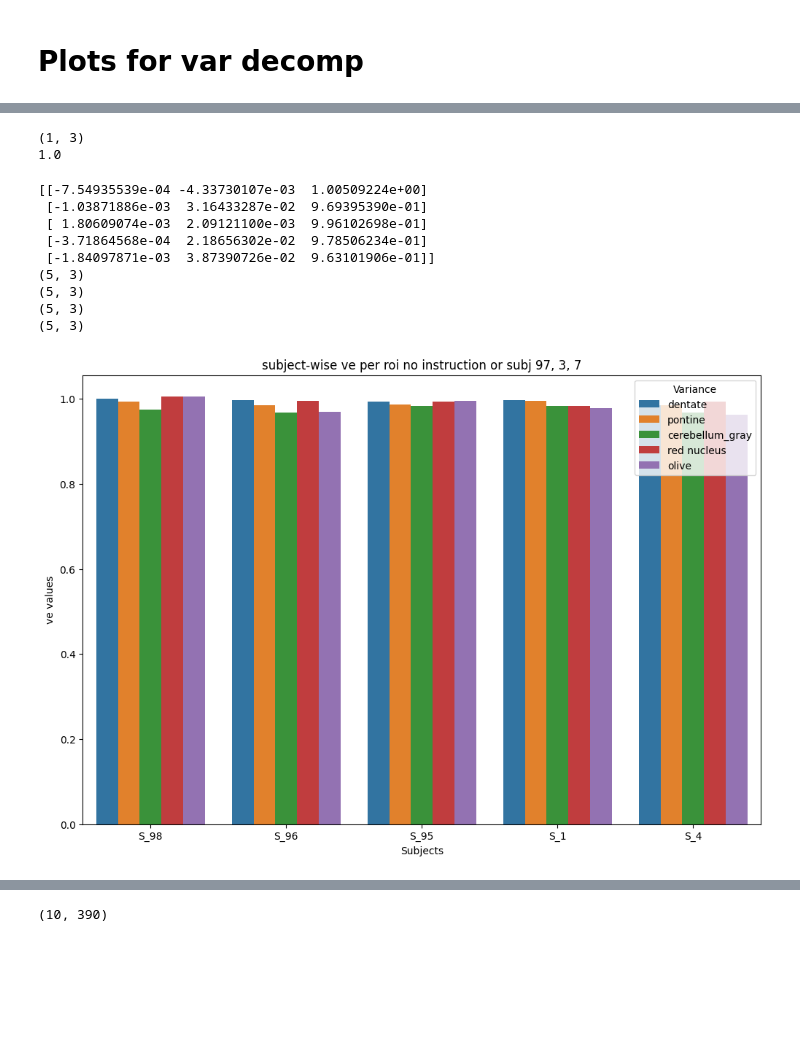
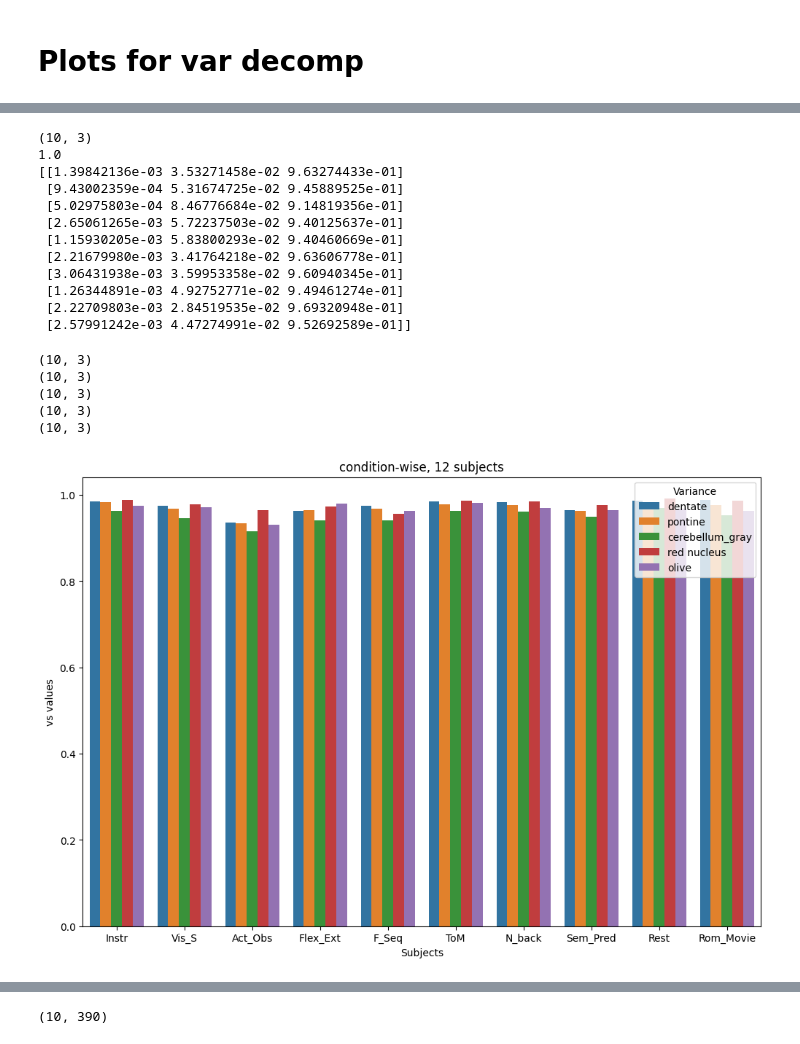
Before and after one commit to DiedrichsenLab/Pontine7T, a Jupyter notebook: notebooks/plots_decomp_var.ipynb, the cells around one changed output, grey strips where cells are left out. Cells and saved outputs as stored; diff of their text form; code cells hidden in the pictures; blank space fills up the shorter version.

Commit message:
did var decomp

```diff
--- a/notebooks/plots_decomp_var.ipynb
+++ b/notebooks/plots_decomp_var.ipynb
@@ -424,11 +413,11 @@ print(tensor_mean_subtr_with_del_subj_inst_o.shape)
 #variances_r_no_inst= decompose_pattern_into_group_indiv_noise(tensor_mean_subtract_r, criterion='global')
 #variances_o_no_inst= decompose_pattern_into_group_indiv_noise(tensor_mean_subtract_o, criterion='global')
 
-variances_d= decompose_pattern_into_group_indiv_noise(tensor_mean_subtr_with_del_subj_inst_d, criterion='global')
-variances_p= decompose_pattern_into_group_indiv_noise(tensor_mean_subtr_with_del_subj_inst_p, criterion='global')
-variances_c= decompose_pattern_into_group_indiv_noise(tensor_mean_subtr_with_del_subj_inst_c, criterion='global')
-variances_r= decompose_pattern_into_group_indiv_noise(tensor_mean_subtr_with_del_subj_inst_r, criterion='global')
-variances_o= decompose_pattern_into_group_indiv_noise(tensor_mean_subtr_with_del_subj_inst_o, criterion='global')
+variances_d= decompose_pattern_into_group_indiv_noise(tensor_mean_subtract_d, criterion='condition_wise')
+variances_p= decompose_pattern_into_group_indiv_noise(tensor_mean_subtract_p, criterion='condition_wise')
+variances_c= decompose_pattern_into_group_indiv_noise(tensor_mean_subtract_c, criterion='condition_wise')
+variances_r= decompose_pattern_into_group_indiv_noise(tensor_mean_subtract_r, criterion='condition_wise')
+variances_o= decompose_pattern_into_group_indiv_noise(tensor_mean_subtract_o, criterion='condition_wise')
 
 #var_diff_d = variances_d_no_inst - variances_d
 #var_diff_p = variances_p_no_inst - variances_p
@@ -444,15 +442,15 @@ import pandas as pd
 
 # Assuming variances_d, variances_p, variances_o, variances_r are defined
 
-var_d_normalized = numpy.zeros((1,3))
-var_p_normalized = numpy.zeros((1,3))
-var_c_normalized = numpy.zeros((1,3))
-var_o_normalized = numpy.zeros((1,3))
-var_r_normalized = numpy.zeros((1,3))
+var_d_normalized = numpy.zeros((10,3)) #(10,3) means 10 rows, 3 variances; (1,3) means 1 row, 3 variances, etc
+var_p_normalized = numpy.zeros((10,3))
+var_c_normalized = numpy.zeros((10,3))
+var_o_normalized = numpy.zeros((10,3))
+var_r_normalized = numpy.zeros((10,3))
 
 print(var_c_normalized.shape)
 
-for i in range(1):
+for i in range(10):
     row_sum_d = numpy.sum(variances_d[i])
     var_d_normalized[i] = variances_d[i]/row_sum_d
 
@@ -469,50 +467,58 @@ for i in range(1):
     var_c_normalized[i] = variances_c[i]/ row_sum_c
 
 print(var_o_normalized[0][0] + var_o_normalized[0][1] + var_o_normalized[0][2])
+
+print(var_c_normalized)
 # %% [output]
-(1, 3)
+(10, 3)
 1.0
+[[1.39842136e-03 3.53271458e-02 9.63274433e-01]
+ [9.43002359e-04 5.31674725e-02 9.45889525e-01]
+ [5.02975803e-04 8.46776684e-02 9.14819356e-01]
+ [2.65061265e-03 5.72237503e-02 9.40125637e-01]
+ [1.15930205e-03 5.83800293e-02 9.40460669e-01]
+ [2.21679980e-03 3.41764218e-02 9.63606778e-01]
+ [3.06431938e-03 3.59953358e-02 9.60940345e-01]
+ [1.26344891e-03 4.92752771e-02 9.49461274e-01]
+ [2.22709803e-03 2.84519535e-02 9.69320948e-01]
+ [2.57991242e-03 4.47274991e-02 9.52692589e-01]]
 # %%
-# plot variances per roi (each variance separately), mean subtracted, for condition or for subject
+# plot variances per roi (each variance separately: vg (0), vs (1), ve(2)), mean subtracted, for condition or for subject
 data = {
-    'Subjects': ['S_98','S_96', 'S_95', 'S_1', 'S_4'],
-   # 'conditions': ["Vis_S", "Act_Obs", "Flex_Ext", "F_Seq", "ToM", "N_back", "Sem_Pred", "Rest", "Rom_Movie"],
+   # 'Subjects': ['S_98','S97', 'S_96', 'S_95', 'S_1', 'S_3','S_4','S_7','S_8','S_9','S10','S12'],
+    'conditions': ["Instr","Vis_S", "Act_Obs", "Flex_Ext", "F_Seq", "ToM", "N_back", "Sem_Pred", "Rest", "Rom_Movie"],
     'dentate': var_d_normalized[:,2],
     'pontine': var_p_normalized[:,2],
     'cerebellum_gray': var_c_normalized[:,2],
     'red nucleus': var_r_normalized[:,2],
     'olive': var_o_normalized[:,2]
 }
 
-print(var_o_normalized)
+print(var_o_normalized.shape)
 print(var_d_normalized.shape)
 print(var_c_normalized.shape)
 print(var_p_normalized.shape)
 print(var_r_normalized.shape)
 
 df = pandas.DataFrame(data)
 
 #seaborn process
-df_melted = pandas.melt(df, id_vars=['Subjects'], var_name='Variance', value_name='Value')
+df_melted = pandas.melt(df, id_vars=['conditions'], var_name='Variance', value_name='Value')
 
 plt.figure(figsize=(12, 8))
-sns.barplot(x='Subjects', y='Value', hue='Variance', data=df_melted)
+sns.barplot(x='conditions', y='Value', hue='Variance', data=df_melted)
 plt.xlabel('Subjects')
-plt.ylabel('ve values')
-plt.title('subject-wise ve per roi no instruction or subj 97, 3, 7')
+plt.ylabel('vs values')
+plt.title('condition-wise, 12 subjects')
 plt.legend(title='Variance', loc='upper right')
 plt.show()
 # %% [output]
-[[-7.54935539e-04 -4.33730107e-03  1.00509224e+00]
- [-1.03871886e-03  3.16433287e-02  9.69395390e-01]
- [ 1.80609074e-03  2.09121100e-03  9.96102698e-01]
- [-3.71864568e-04  2.18656302e-02  9.78506234e-01]
- [-1.84097871e-03  3.87390726e-02  9.63101906e-01]]
-(5, 3)
-(5, 3)
-(5, 3)
-(5, 3)
+(10, 3)
+(10, 3)
+(10, 3)
+(10, 3)
+(10, 3)
-[figure, old version]
+[figure, new version]
 # %%
 #Plot subject-wise variance per ROI
 
```
Also changed, not shown: parts of 9 cells of this notebook, 1 other file.
